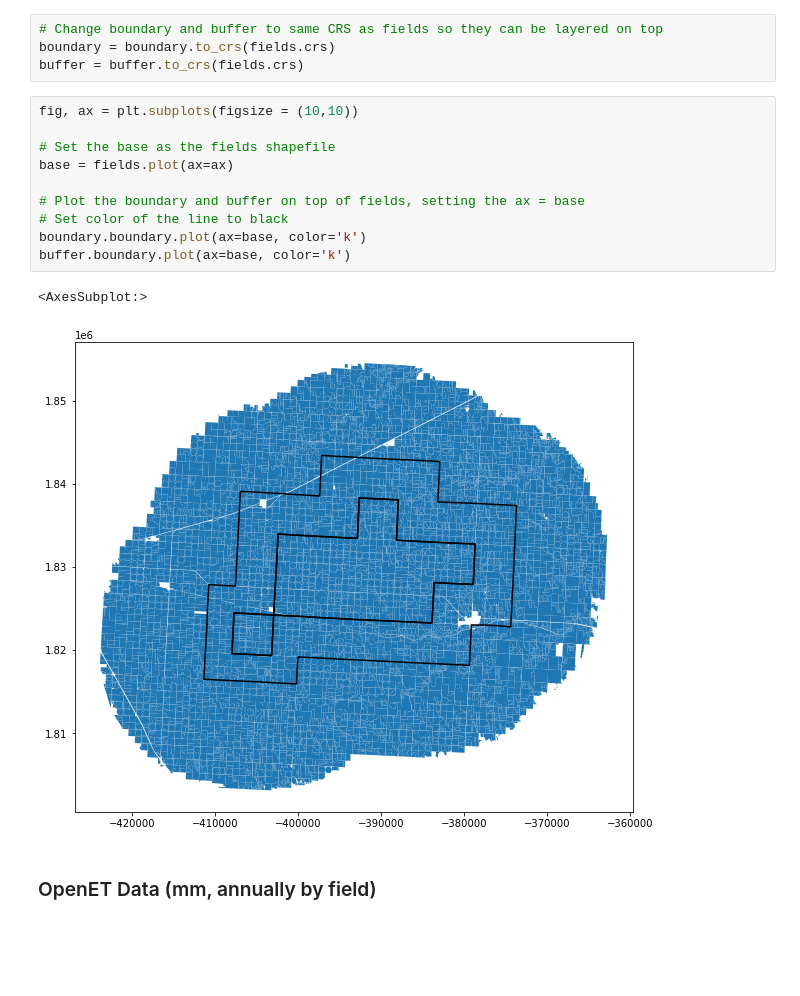
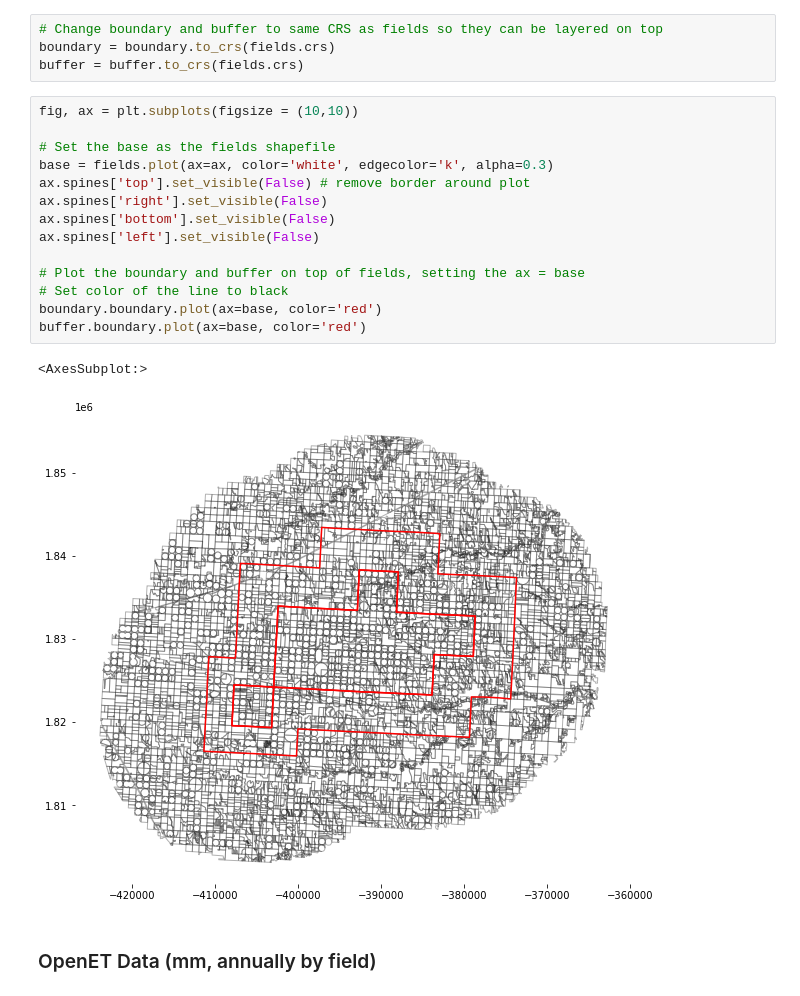
Before and after one commit to HEAL-KGS/eggs, a Jupyter notebook: eggs_data.ipynb, the cells around one changed output. Drawn from its saved outputs; the diff is of its cells as text; blank space fills up the shorter version.

```diff
--- a/eggs_data.ipynb
+++ b/eggs_data.ipynb
@@ -83,16 +83,20 @@ buffer = buffer.to_crs(fields.crs)
 # %%
 fig, ax = plt.subplots(figsize = (10,10))
 
 # Set the base as the fields shapefile
-base = fields.plot(ax=ax)
+base = fields.plot(ax=ax, color='white', edgecolor='k', alpha=0.3)
+ax.spines['top'].set_visible(False) # remove border around plot
+ax.spines['right'].set_visible(False)
+ax.spines['bottom'].set_visible(False)
+ax.spines['left'].set_visible(False)
 
 # Plot the boundary and buffer on top of fields, setting the ax = base
 # Set color of the line to black
-boundary.boundary.plot(ax=base, color='k')
-buffer.boundary.plot(ax=base, color='k')
+boundary.boundary.plot(ax=base, color='red')
+buffer.boundary.plot(ax=base, color='red')
 # %% [output]
 <AxesSubplot:>
-[figure, old version]
+[figure, new version]
 # %% [markdown]
 ### OpenET Data (mm, annually by field)
 # %%
```
Also changed, not shown: parts of 6 cells of this notebook, 1 other file.
